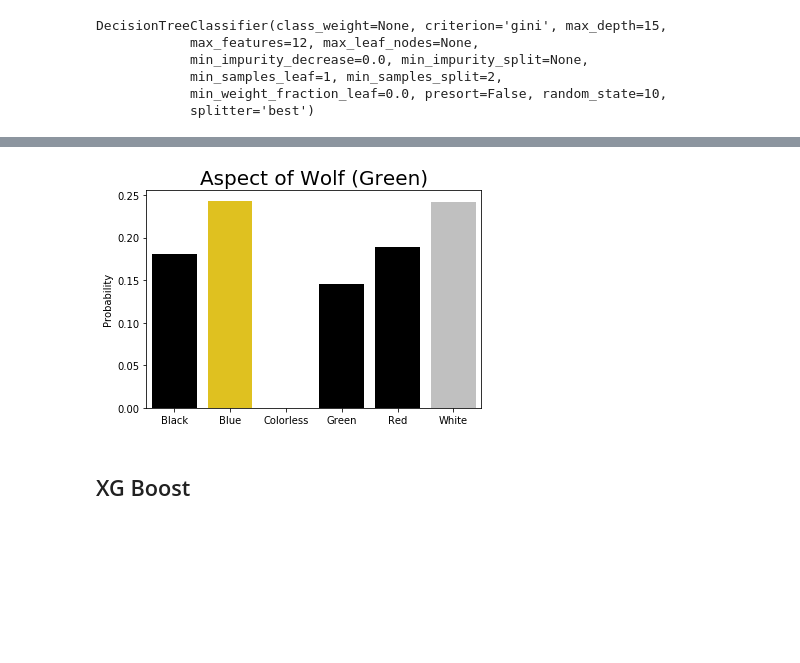
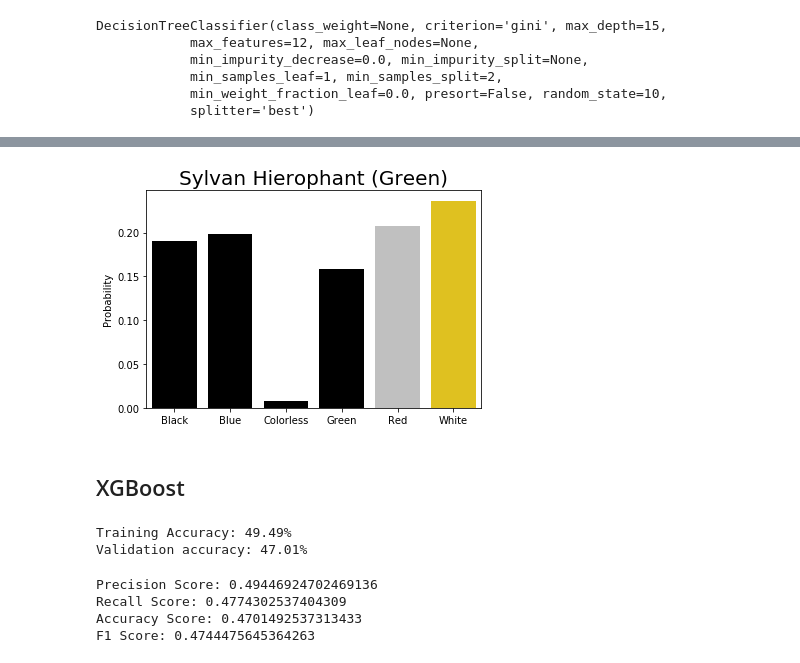
Before and after one commit to Yee-Brian21/MTG-Color-Classifier, a Jupyter notebook: MTG_classifier.ipynb, the cells around one changed output, grey strips where cells are left out. Drawn from its saved outputs; the diff is of its cells as text; code cells hidden in the pictures; blank space fills up the shorter version.

```diff
--- a/MTG_classifier.ipynb
+++ b/MTG_classifier.ipynb
@@ -13,7 +22,7 @@ pd.options.display.max_columns = 999
 # %% [markdown]
 # Load JSON
 # %%
-cards = pd.read_json('AllCards.json')
+cards = pd.read_json('Data/AllCards.json')
 # %%
 cards = cards.transpose()
 # %%
@@ -47,7 +56,7 @@ monocolor.drop(columns=['colorIdentity','colorIndicator','edhrecRank','faceConve
                         'foreignData','hand','hasLeadershipSkills','hasNoDeckLimit','isReserved',
                         'leadershipSkills','legalities','life','loyalty','manaCost','mtgArenaId',
                         'mtgoFoilId','mtgoId', 'name','names','purchaseUrls','rulings',
-                        'scryfallOracleId','side','supertypes','subtypes','type','uuid'], inplace=True)
+                        'side','supertypes','subtypes','type','uuid'], inplace=True)
 # %%
 monocolor.head()
 # %% [output]
@@ -325,3 +334,15 @@ Also too many artists drew very few cards so the feature might not be good in th
 # monocolor.head()
 # %% [markdown]
 # Visualizations
+# %%
+x = monocolor.groupby('colors').standard.count()
+c_dist = sns.barplot(x=x.index,y=x,order=['White','Blue','Black','Red','Green','Colorless'],
+                     palette=['gold','blue','black','red','green','grey'],
+                     edgecolor="black", linewidth=1)
+c_dist.set_title('Distribution of Colors',size=20)
+c_dist.set_ylabel('Number of Cards',size=15)
+c_dist.set_xlabel('Colors',size=15)
+c_dist.set_ylim(0,2900)
+for p in c_dist.patches:
+        c_dist.annotate(format(p.get_height(), '.2f'), (p.get_x() + p.get_width() / 2.,
+                    p.get_height()), ha = 'center', va = 'center', xytext = (0, 10), textcoords = 'offset points')
@@ -695,5 +836,5 @@ F1-Score: 0.45727606272752364
 # %%
-d_tree4 = DecisionTreeClassifier(random_state=10,max_depth=15,max_features=12)
+d_tree4 = DecisionTreeClassifier(random_state=10,max_depth=23,max_features=27)
 d_tree4.fit(X_train, y_train)
 # %% [output]
 DecisionTreeClassifier(class_weight=None, criterion='gini', max_depth=15,
@@ -752,9 +923,9 @@ def prob_plot(probs,idx):
 # %%
-prob_plot(test_probs,7)
+prob_plot(test_probs,-1)
 # %% [output]
-[figure, old version]
+[figure, new version]
-# %% [markdown]
-## XG Boost
+# %% [markdown]
+## XGBoost
 # %%
 import os
 os.environ['KMP_DUPLICATE_LIB_OK']='True'
@@ -769,3 +940,13 @@ val_accuracy = accuracy_score(y_test, boost1_test_preds)
 
 print("Training Accuracy: {:.4}%".format(training_accuracy * 100))
 print("Validation accuracy: {:.4}%".format(val_accuracy * 100))
+# %% [output]
+Training Accuracy: 49.49%
+Validation accuracy: 47.01%
+# %%
+print_metrics(y_test,boost1_test_preds)
+# %% [output]
+Precision Score: 0.49446924702469136
+Recall Score: 0.4774302537404309
+Accuracy Score: 0.4701492537313433
+F1 Score: 0.4744475645364263
```
Also changed, not shown: parts of 48 cells of this notebook.
